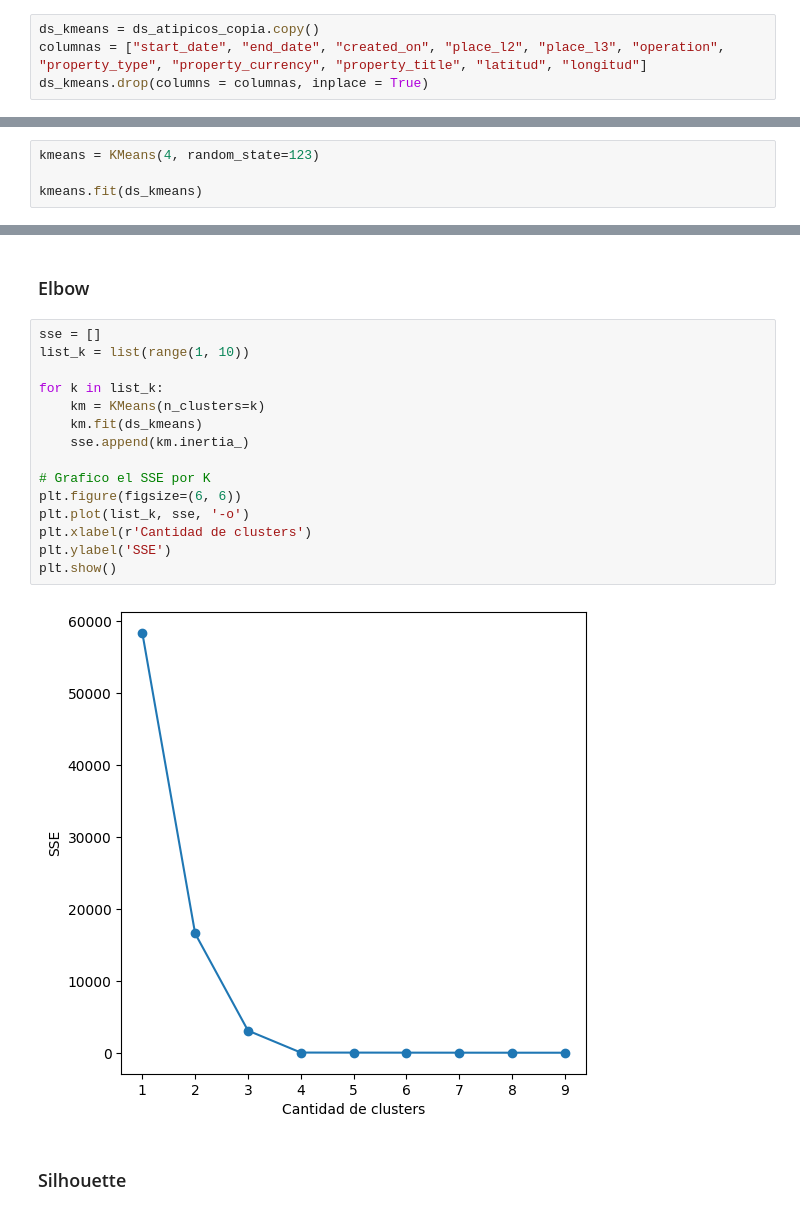
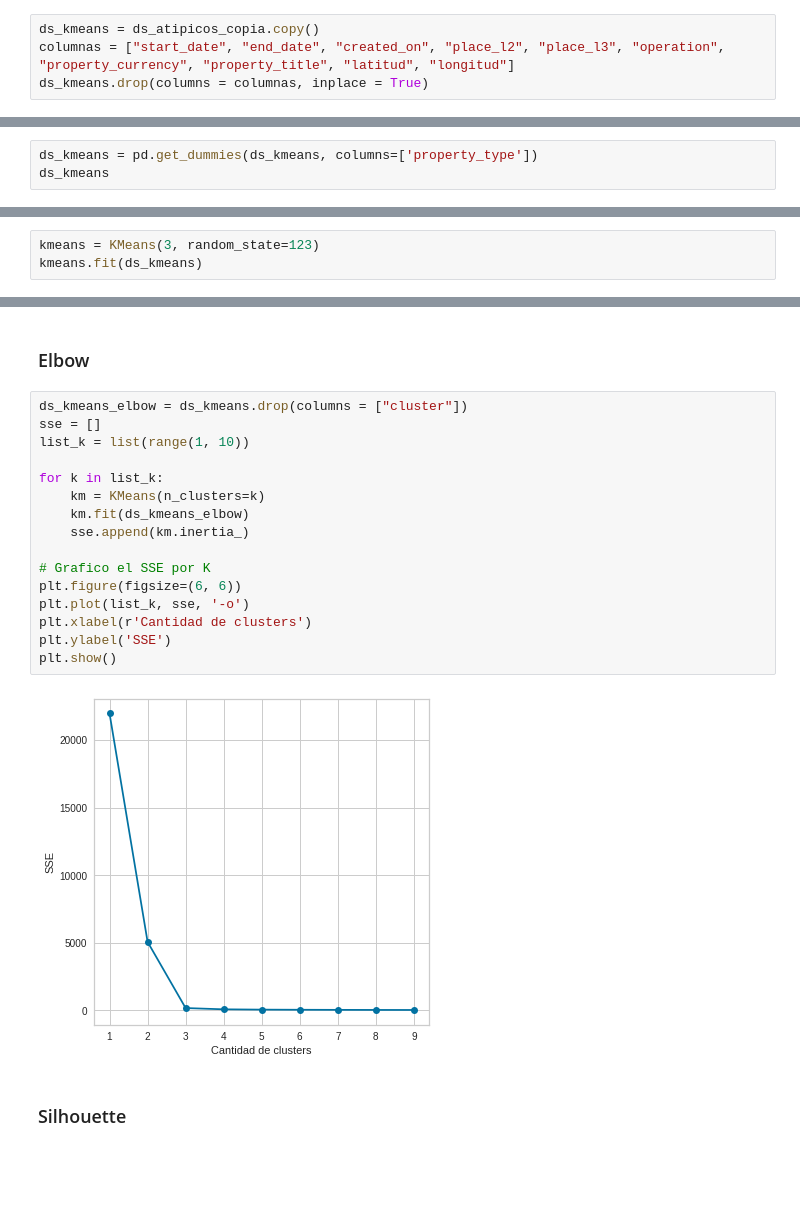
Before and after one commit to Fanusaez/7506R-2C2022-GRUPO13, a Jupyter notebook: 7506R_TP1_GRUPO13_ENTREGA.ipynb, the cells around one changed output, grey strips where cells are left out. Saved outputs shown, nothing was run; the diff lists cells and outputs as text; blank space fills up the shorter version.

Commit message:
Hago columnas con las variables dummies de property_type para predecir mejor la cantidad de clusters

```diff
--- a/7506R_TP1_GRUPO13_ENTREGA.ipynb
+++ b/7506R_TP1_GRUPO13_ENTREGA.ipynb
@@ -1027,5 +1019,5 @@ from sklearn.model_selection import train_test_split, cross_val_score
 from sklearn.cluster import KMeans
 # %%
 ds_kmeans = ds_atipicos_copia.copy()
-columnas = ["start_date", "end_date", "created_on", "place_l2", "place_l3", "operation", "property_type", "property_currency", "property_title", "latitud", "longitud"]
+columnas = ["start_date", "end_date", "created_on", "place_l2", "place_l3", "operation", "property_currency", "property_title", "latitud", "longitud"]
 ds_kmeans.drop(columns = columnas, inplace = True)
@@ -1031,0 +1026,3 @@ ds_kmeans.drop(columns = columnas, inplace = True)
+# %%
+ds_kmeans = pd.get_dummies(ds_kmeans, columns=['property_type'])
+ds_kmeans
@@ -1056,5 +1066,4 @@ ds_kmeans
 # %%
-kmeans = KMeans(4, random_state=123)
-
+kmeans = KMeans(3, random_state=123)
 kmeans.fit(ds_kmeans)
 # %% [output]
@@ -1080,22 +1089,23 @@ ds_kmeans
 # %% [markdown]
 ### Elbow
 # %%
+ds_kmeans_elbow = ds_kmeans.drop(columns = ["cluster"])
 sse = []
 list_k = list(range(1, 10))
 
 for k in list_k:
     km = KMeans(n_clusters=k)
-    km.fit(ds_kmeans)
+    km.fit(ds_kmeans_elbow)
     sse.append(km.inertia_)
 
 # Grafico el SSE por K
 plt.figure(figsize=(6, 6))
 plt.plot(list_k, sse, '-o')
 plt.xlabel(r'Cantidad de clusters')
 plt.ylabel('SSE')
 plt.show()
 # %% [output]
-[figure, old version]
+[figure, new version]
 # %% [markdown]
 ### Silhouette
 # %%
```
Also changed, not shown: parts of 35 cells of this notebook.
